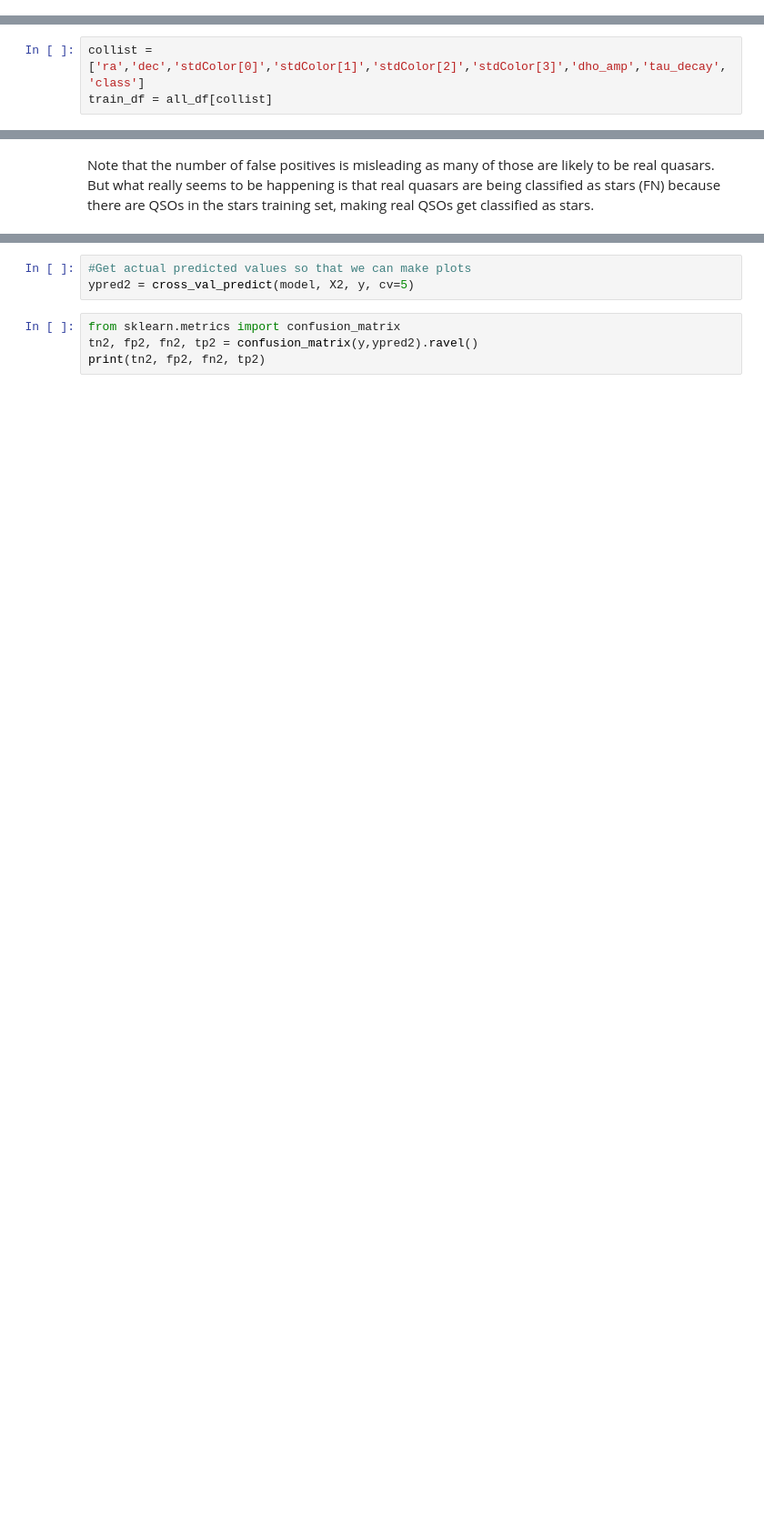
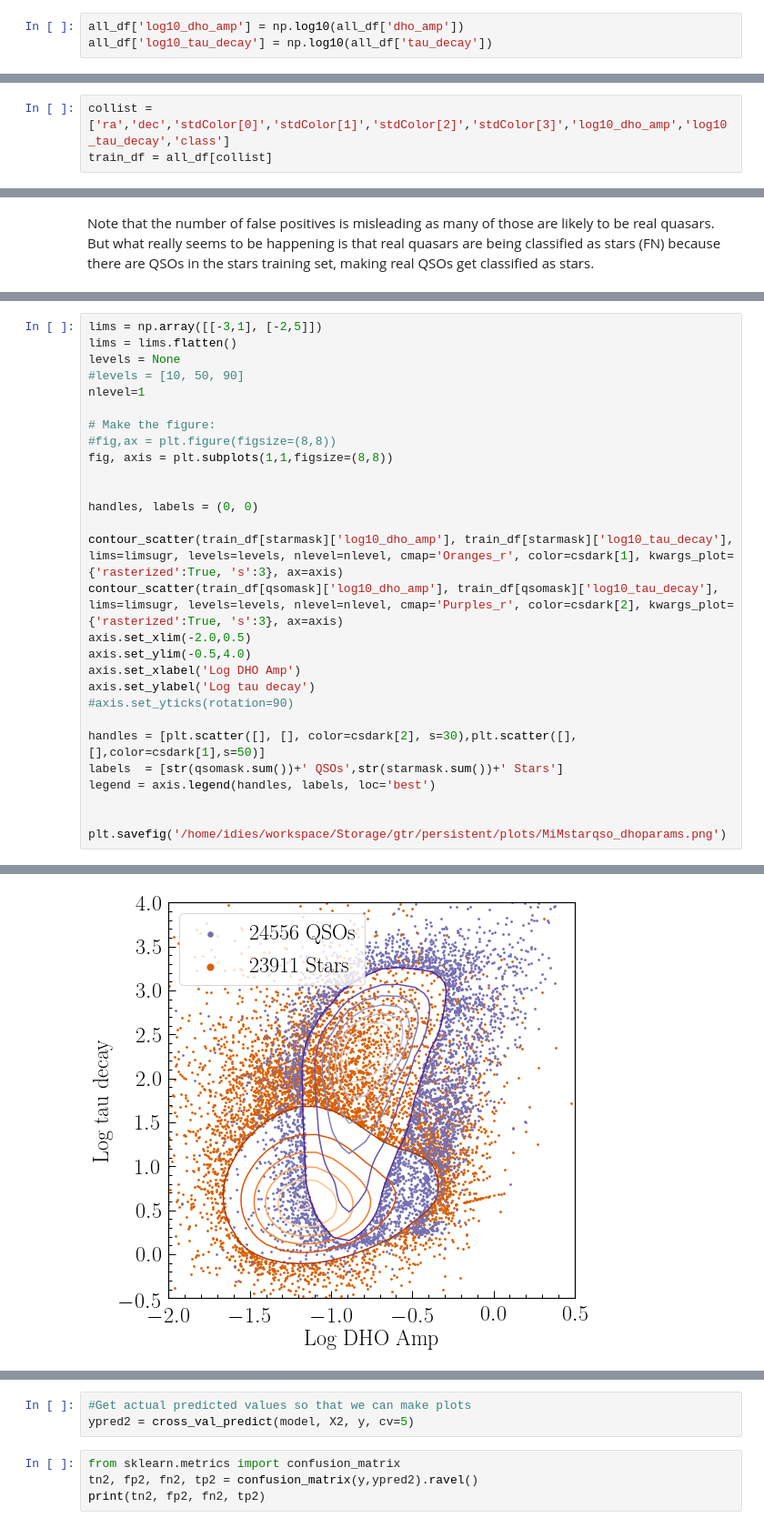
Before and after one commit to RichardsGroup/LSST_training, a Jupyter notebook: Script_NBs/02_AGN_classification_example-gtrtestvar.ipynb, the cells around one changed output, grey strips where cells are left out. Shown at 91% size. Drawn from its saved outputs; the diff is of its cells as text; blank space fills up the shorter version.

Commit message:
Added DHO parameter plot

```diff
--- a/Script_NBs/02_AGN_classification_example-gtrtestvar.ipynb
+++ b/Script_NBs/02_AGN_classification_example-gtrtestvar.ipynb
@@ -288,3 +288,6 @@ Note also the use of `stdColor[0]` etc, which is the way that "colors" are store
 # %% [markdown]
 #### Colors compared to Colors+Variability
 Let's do an example where we combine color data with variability data.  Specifically, fitting a DHO model and using just the amplitude and decay timescales as features.
+# %%
+all_df['log10_dho_amp'] = np.log10(all_df['dho_amp'])
+all_df['log10_tau_decay'] = np.log10(all_df['tau_decay'])
@@ -291,5 +304,5 @@ Let's do an example where we combine color data with variability data.  Specific
 # %%
-collist = ['ra','dec','stdColor[0]','stdColor[1]','stdColor[2]','stdColor[3]','dho_amp','tau_decay','class']
+collist = ['ra','dec','stdColor[0]','stdColor[1]','stdColor[2]','stdColor[3]','log10_dho_amp','log10_tau_decay','class']
 train_df = all_df[collist]
 # %%
 train_df.info()
@@ -558,0 +572,29 @@ Now add the variability information
+# %%
+lims = np.array([[-3,1], [-2,5]])
+lims = lims.flatten()
+levels = None
+#levels = [10, 50, 90]
+nlevel=1
+
+# Make the figure:
+#fig,ax = plt.figure(figsize=(8,8))
+fig, axis = plt.subplots(1,1,figsize=(8,8))
+
+
+handles, labels = (0, 0)
+
+contour_scatter(train_df[starmask]['log10_dho_amp'], train_df[starmask]['log10_tau_decay'], lims=limsugr, levels=levels, nlevel=nlevel, cmap='Oranges_r', color=csdark[1], kwargs_plot={'rasterized':True, 's':3}, ax=axis)
+contour_scatter(train_df[qsomask]['log10_dho_amp'], train_df[qsomask]['log10_tau_decay'], lims=limsugr, levels=levels, nlevel=nlevel, cmap='Purples_r', color=csdark[2], kwargs_plot={'rasterized':True, 's':3}, ax=axis)
+axis.set_xlim(-2.0,0.5)
+axis.set_ylim(-0.5,4.0)
+axis.set_xlabel('Log DHO Amp')
+axis.set_ylabel('Log tau decay')
+#axis.set_yticks(rotation=90)
+
+handles = [plt.scatter([], [], color=csdark[2], s=30),plt.scatter([],[],color=csdark[1],s=50)]
+labels  = [str(qsomask.sum())+' QSOs',str(starmask.sum())+' Stars']
+legend = axis.legend(handles, labels, loc='best')
+
+
+plt.savefig('/home/idies/workspace/Storage/gtr/persistent/plots/MiMstarqso_dhoparams.png')
+# %% [output]
@@ -559 +603,2 @@ Now add the variability information
+[figure, added]
 # %%
```
Also changed, not shown: parts of 16 cells of this notebook.
